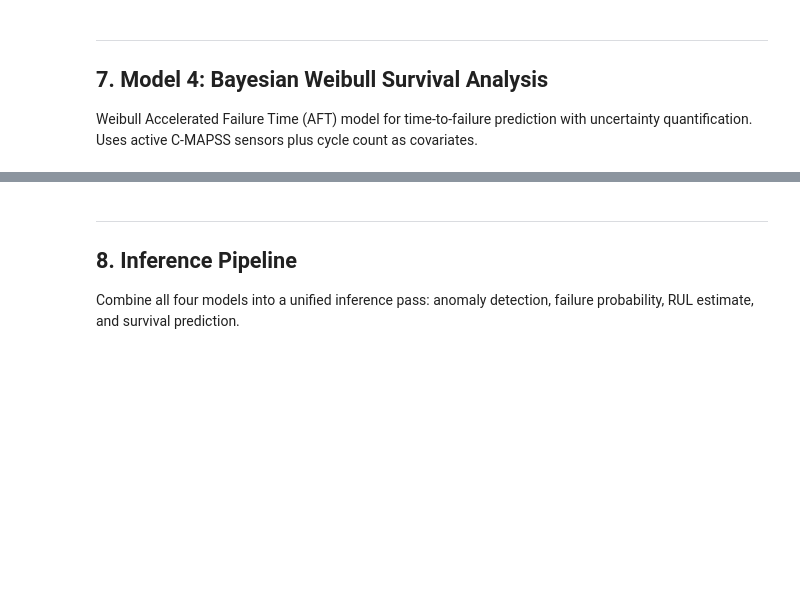
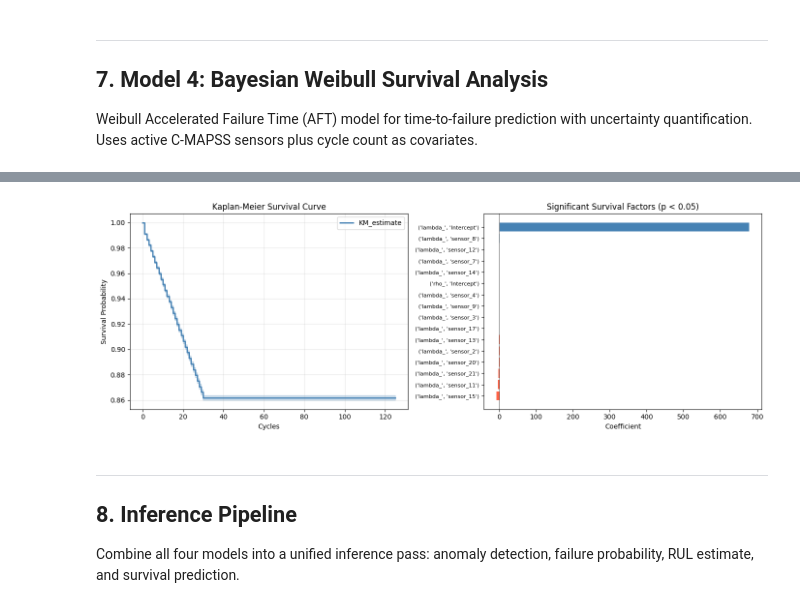
Before and after one commit to SivaKanth007/Capstone-Project, a Jupyter notebook: notebooks/Smart_Industrial_Maintenance_Repo_Pipeline.ipynb, the cells around one changed output, grey strips where cells are left out. Cells and saved outputs as stored; diff of their text form; code cells hidden in the pictures; blank space fills up the shorter version.

```diff
--- a/notebooks/Smart_Industrial_Maintenance_Repo_Pipeline.ipynb
+++ b/notebooks/Smart_Industrial_Maintenance_Repo_Pipeline.ipynb
@@ -337,3 +535,46 @@ except Exception as e:
+# %%
+# Visualize Survival Analysis
+from lifelines import KaplanMeierFitter
+
+fig, axes = plt.subplots(1, 2, figsize=(14, 5))
+
+# Prepare KM data
+df_surv_viz = df_survival_train.copy()
+df_surv_viz["duration"] = df_surv_viz["RUL"].clip(lower=1)
+df_surv_viz["event"] = (df_surv_viz["RUL"] <= config.PRED_FAILURE_HORIZON).astype(int)
+
+# 1. Kaplan-Meier survival curve
+km = KaplanMeierFitter()
+km.fit(df_surv_viz["duration"], df_surv_viz["event"])
+km.plot_survival_function(ax=axes[0], color="steelblue", linewidth=2)
+axes[0].set_xlabel("Cycles"); axes[0].set_ylabel("Survival Probability")
+axes[0].set_title("Kaplan-Meier Survival Curve"); axes[0].grid(True, alpha=0.3)
+
+# 2. Weibull AFT coefficient significance
+try:
+    if survival_model.fitted:
+        summary = survival_model.model.summary
+        sig_features = summary[summary["p"] < 0.05].sort_values("coef")
+        if len(sig_features) > 0:
+            colors = ["tomato" if c < 0 else "steelblue" for c in sig_features["coef"]]
+            axes[1].barh(range(len(sig_features)), sig_features["coef"], color=colors)
+            axes[1].set_yticks(range(len(sig_features)))
+            labels = [str(idx) for idx in sig_features.index]
+            axes[1].set_yticklabels(labels, fontsize=8)
+            axes[1].set_xlabel("Coefficient")
+            axes[1].set_title("Significant Survival Factors (p < 0.05)")
+            axes[1].axvline(0, color="black", linestyle="-", linewidth=0.5)
+        else:
+            axes[1].text(0.5, 0.5, "No significant features (p < 0.05)",
+                         ha="center", va="center", transform=axes[1].transAxes)
+except Exception as e:
+    axes[1].text(0.5, 0.5, f"Could not plot coefficients: {e}",
+                 ha="center", va="center", transform=axes[1].transAxes)
+
+plt.tight_layout()
+plt.show()
+# %% [output]
+[figure, added]
 # %% [markdown]
 ---
 ## 8. Inference Pipeline
```
Also changed, not shown: parts of 23 cells of this notebook, 9 other files.
